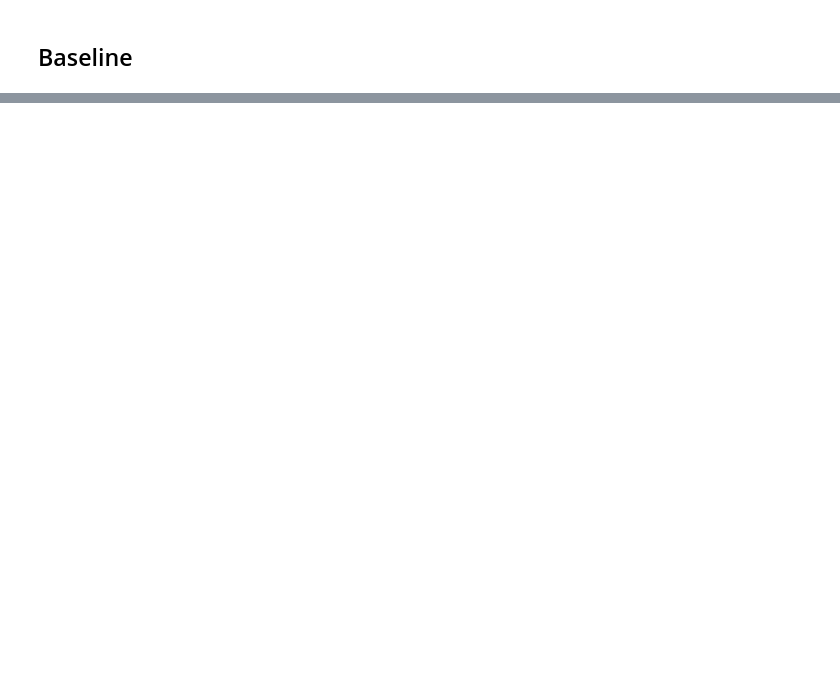
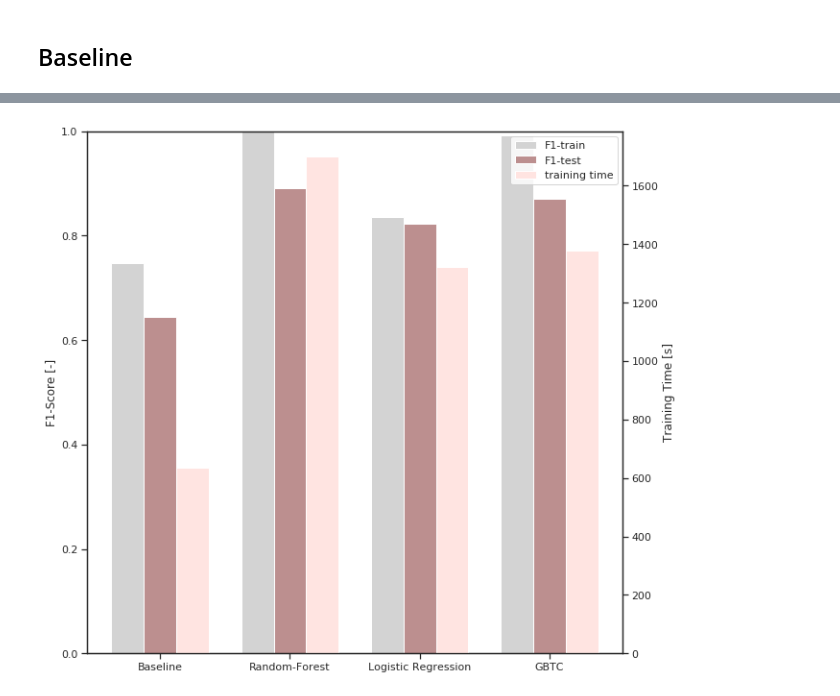
Before and after one commit to christofranz/sparkify-churn-prediction, a Jupyter notebook: Sparkify_model.ipynb, the cells around one changed output, grey strips where cells are left out. Cells and saved outputs as stored; diff of their text form; code cells hidden in the pictures; blank space fills up the shorter version.

Commit message:
Update notebook Sparkify_model with latest run from cluster

```diff
--- a/Sparkify_model.ipynb
+++ b/Sparkify_model.ipynb
@@ -34,2 +57,0 @@ In this workspace, the mini-dataset file is `mini_sparkify_event_data.json`. Loa
-# %%
-events = spark.read.json("data/mini_sparkify_event_data.json")
@@ -348,9 +402,19 @@ pipeline_baseline = Pipeline(stages= indexers + [encoder, numeric_assembler_base
 # %%
 def fit_crossval(crossval, train):
-    """TODO"""
+    """Fits the model with the training data and measures training time.
+
+    :param crossval: Crossvalidator containing the pipeline and param grid
+    :param train: Pyspark dataframe with the training data as input for the model
+    :return:
+        cv_model: Fitted model
+        train_time: Needed training time
+    """
     start_time = time.time() # start
     cv_model = crossval.fit(train) # fit
     end_time = time.time() # end
 
-    print("Fitting the model took {} s.".format(round(end_time - start_time,2)))
-    return cv_model
+    # training time
+    train_time = round(end_time - start_time,2)
+
+    print("Fitting the model took {} s.".format(train_time))
+    return cv_model, train_time
@@ -432,0 +506,38 @@ IllegalArgumentException: 'Field "Thumbs Down_per_log" does not exist.\nAvailabl
+# %%
+# create bar chart with scores and training times
+fig, ax1 = plt.subplots(figsize=(10, 10))
+
+# set width of bar
+barWidth = 0.25
+
+# set height of bar
+bars1 = [r[0] for r in result_dict.values()]
+bars2 = [r[1] for r in result_dict.values()]
+bars3 = [r[2] for r in result_dict.values()]
+
+# set position of bar on X axis
+r1 = np.arange(len(bars1))
+r2 = [x + barWidth for x in r1]
+r3 = [x + barWidth for x in r2]
+
+# make the plot for the scores
+plot1 = ax1.bar(r1, bars1, color='lightgrey', width=barWidth, edgecolor='white', label='f1-train')
+plot2 = ax1.bar(r2, bars2, color='rosybrown', width=barWidth, edgecolor='white', label='f1-test')
+ax1.set_ylim(top=1)
+ax1.set_ylabel("F1-Score [-]")
+
+# plot the runtime with same x-axis as scores
+ax2 = ax1.twinx()
+plot3 = ax2.bar(r3, bars3, color='mistyrose', width=barWidth, edgecolor='white', label='time')
+ax2.set_ylim(bottom=0)
+ax2.set_ylabel("Training Time [s]")
+
+# add legend for the two line plots in different axis
+plt.legend([plot1, plot2, plot3], ["F1-train", "F1-test", "training time"])
+
+# x-values
+plt.xticks([r + barWidth for r in range(len(bars1))], result_dict.keys())
+
+plt.show()
+# %% [output]
+[figure, added]
```
Also changed, not shown: parts of 46 cells of this notebook.
